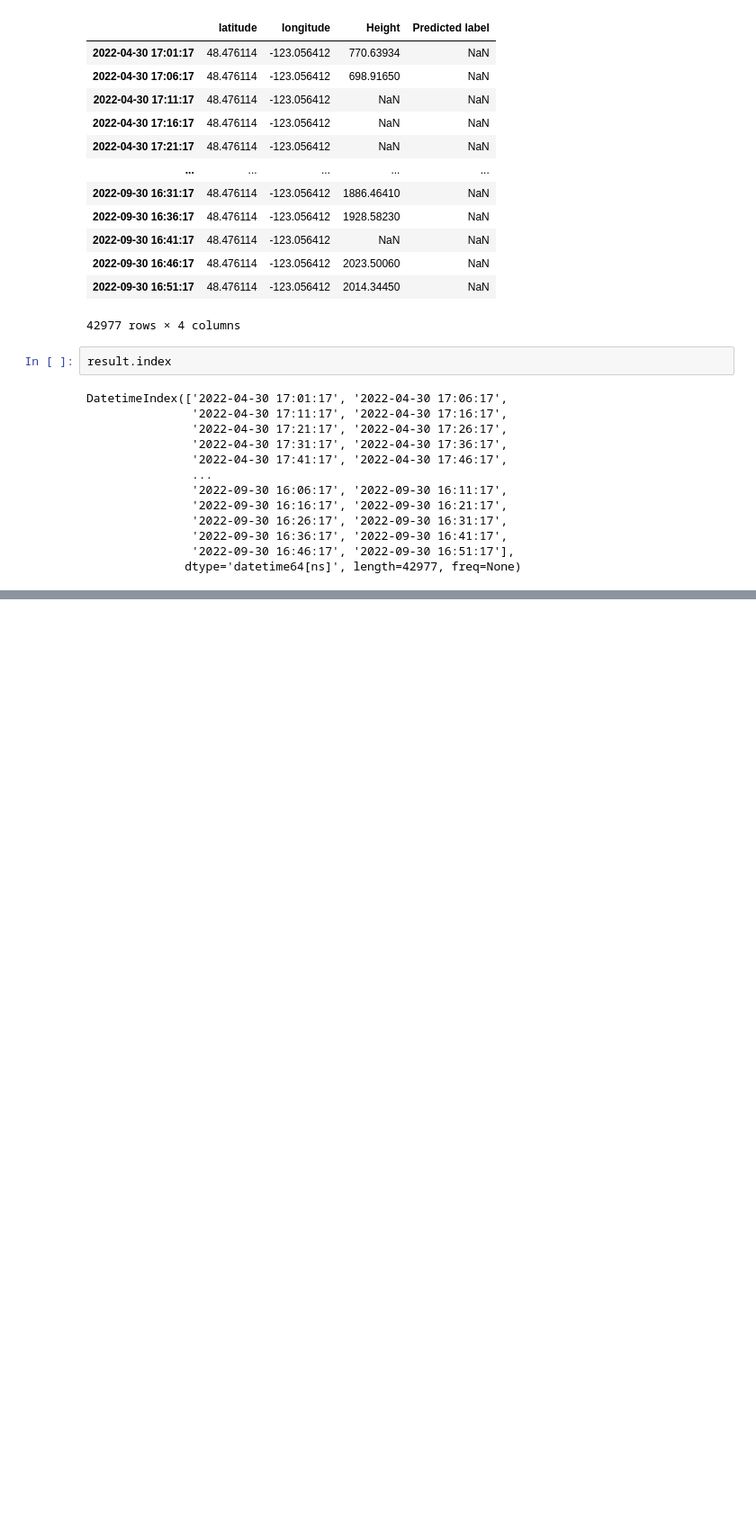
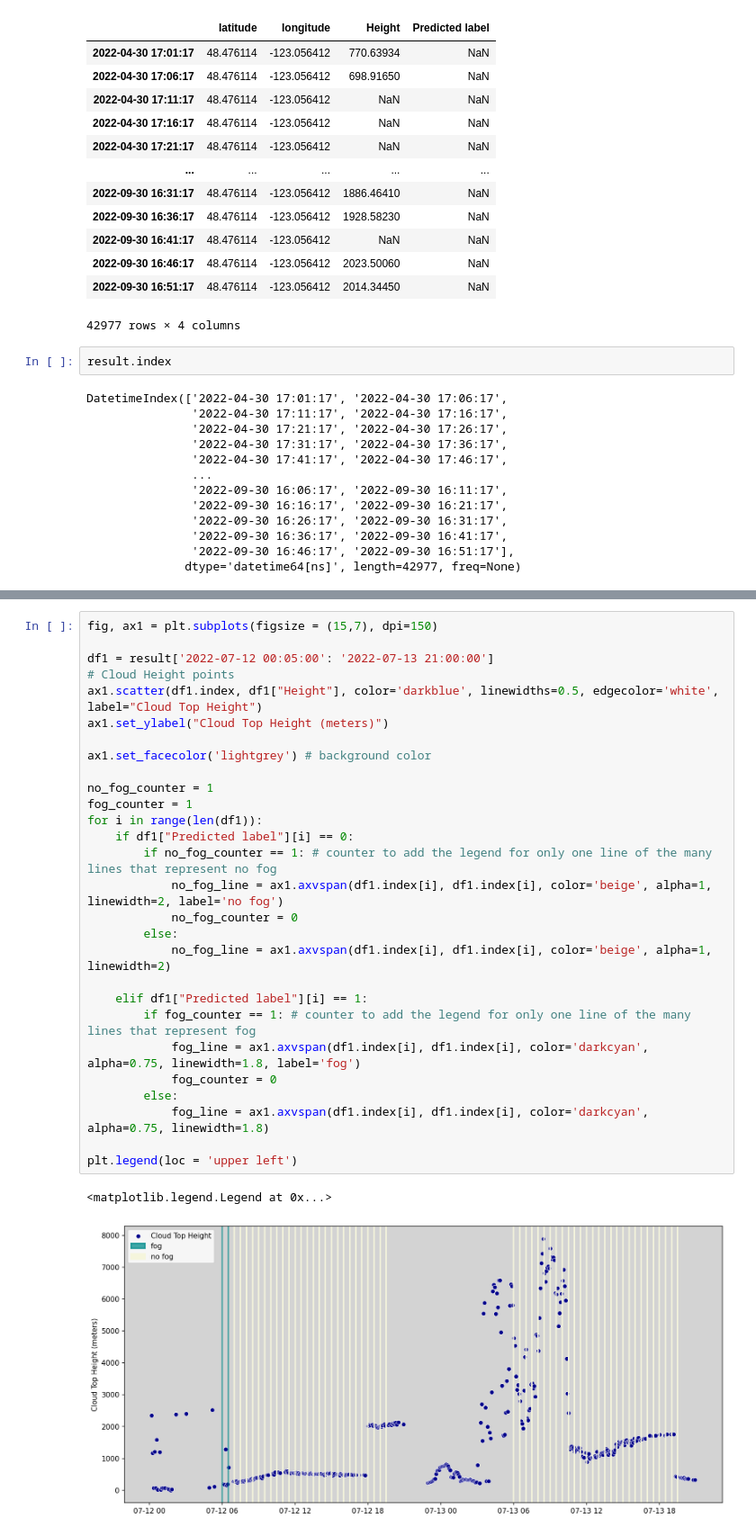
Before and after one commit to autumn-yng/summerfog, a Jupyter notebook: compare-goes-vs-photos.ipynb, the cells around one changed output, grey strips where cells are left out. Shown at 90% size. Saved outputs shown, nothing was run; the diff lists cells and outputs as text; blank space fills up the shorter version.

```diff
--- a/compare-goes-vs-photos.ipynb
+++ b/compare-goes-vs-photos.ipynb
@@ -231,0 +221,31 @@ ax_twin.scatter(df1.index, df1["Predicted label"], color = 'g')
+# %%
+fig, ax1 = plt.subplots(figsize = (15,7), dpi=150)
+
+df1 = result['2022-07-12 00:05:00': '2022-07-13 21:00:00']
+# Cloud Height points
+ax1.scatter(df1.index, df1["Height"], color='darkblue', linewidths=0.5, edgecolor='white', label="Cloud Top Height")
+ax1.set_ylabel("Cloud Top Height (meters)")
+
+ax1.set_facecolor('lightgrey') # background color
+
+no_fog_counter = 1
+fog_counter = 1
+for i in range(len(df1)):
+	if df1["Predicted label"][i] == 0:
+		if no_fog_counter == 1: # counter to add the legend for only one line of the many lines that represent no fog
+			no_fog_line = ax1.axvspan(df1.index[i], df1.index[i], color='beige', alpha=1, linewidth=2, label='no fog')
+			no_fog_counter = 0
+		else:
+			no_fog_line = ax1.axvspan(df1.index[i], df1.index[i], color='beige', alpha=1, linewidth=2)
+
+	elif df1["Predicted label"][i] == 1:
+		if fog_counter == 1: # counter to add the legend for only one line of the many lines that represent fog
+			fog_line = ax1.axvspan(df1.index[i], df1.index[i], color='darkcyan', alpha=0.75, linewidth=1.8, label='fog')
+			fog_counter = 0
+		else:
+			fog_line = ax1.axvspan(df1.index[i], df1.index[i], color='darkcyan', alpha=0.75, linewidth=1.8)
+
+plt.legend(loc = 'upper left')
+# %% [output]
+<matplotlib.legend.Legend at 0x...>
+[figure, added]
```
Also changed, not shown: parts of 4 cells of this notebook.
